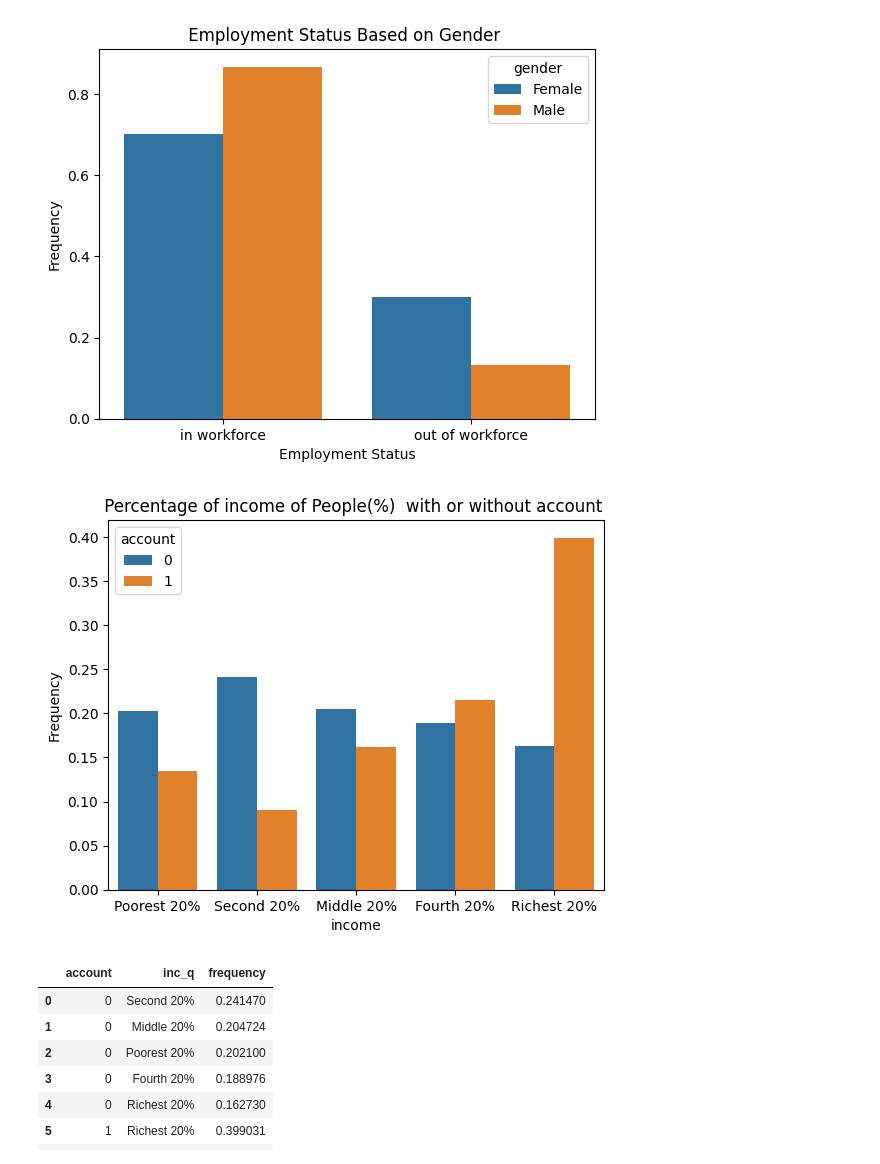
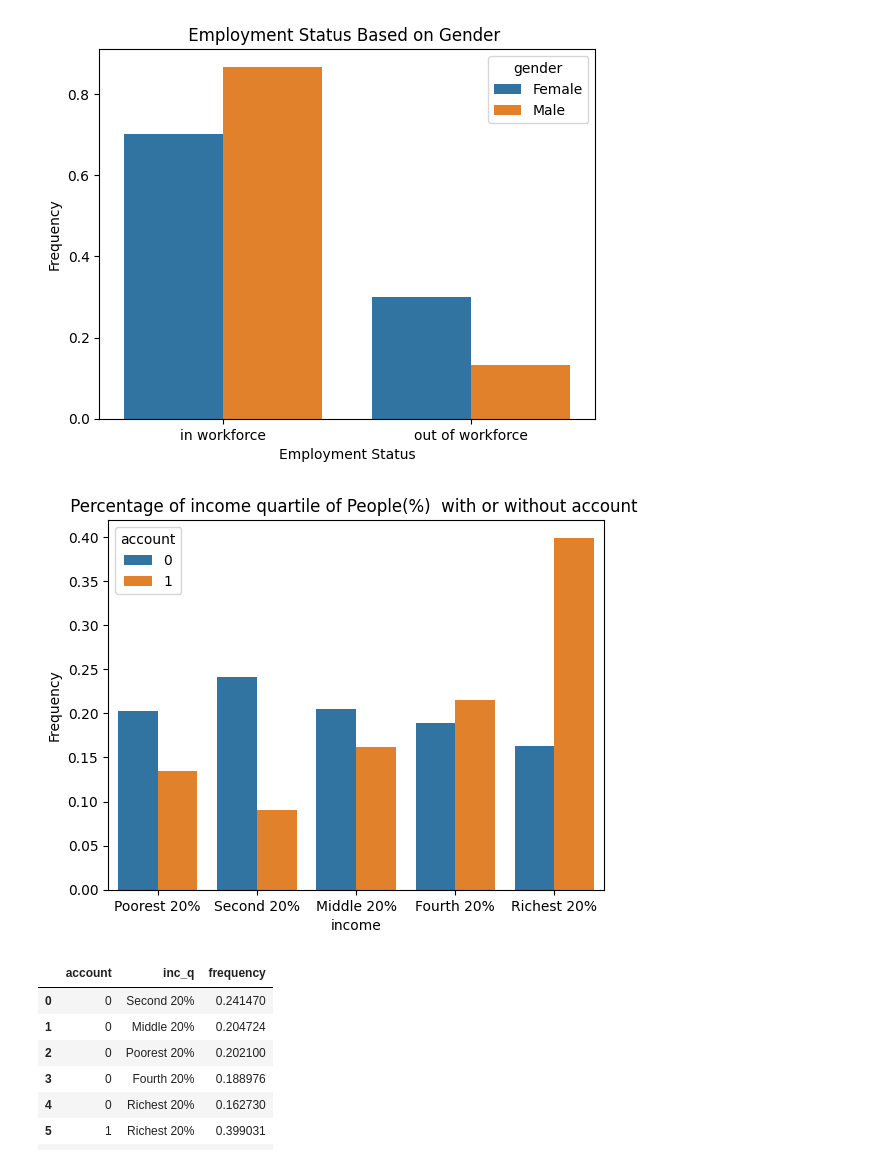
Before and after one commit to rufaiaishat/Financial-Inclusion-Data, a Jupyter notebook: Financial_Inclusion_Nigeria.ipynb, the cells around one changed output. Drawn from its saved outputs; the diff is of its cells as text; code cells hidden in the pictures.

```diff
--- a/Financial_Inclusion_Nigeria.ipynb
+++ b/Financial_Inclusion_Nigeria.ipynb
@@ -535,25 +526,25 @@ plt.title(" Employment Status Based on Gender  ");'''
 # %%
 #Income Quartile of People with and without account
 inc_dict={
 1: 'Poorest 20%',
 2: 'Second 20%',
 3: 'Middle 20%',
 4: 'Fourth 20%' ,
 5: 'Richest 20%' }
 #Create a dataframe for the income quartile
 inc_df = (df['inc_q'].replace(inc_dict).groupby(df['account']).value_counts(normalize=True).rename("frequency").to_frame().reset_index())
 #Create a pictorial representation of people with or without account
 sns.barplot(
     x = "inc_q",
     y = "frequency",
     data = inc_df,
     hue ="account",
     order=inc_dict.values())
 plt.xlabel("income")
 plt.ylabel("Frequency")
-plt.title(" Percentage of income of People(%)  with or without account  ");
+plt.title(" Percentage of income quartile of People(%)  with or without account  ");
 # %% [output]
-[figure, old version]
+[figure, new version]
 # %%
 inc_df.head(10)
 # %% [output]
```
Also changed, not shown: parts of 8 cells of this notebook.
